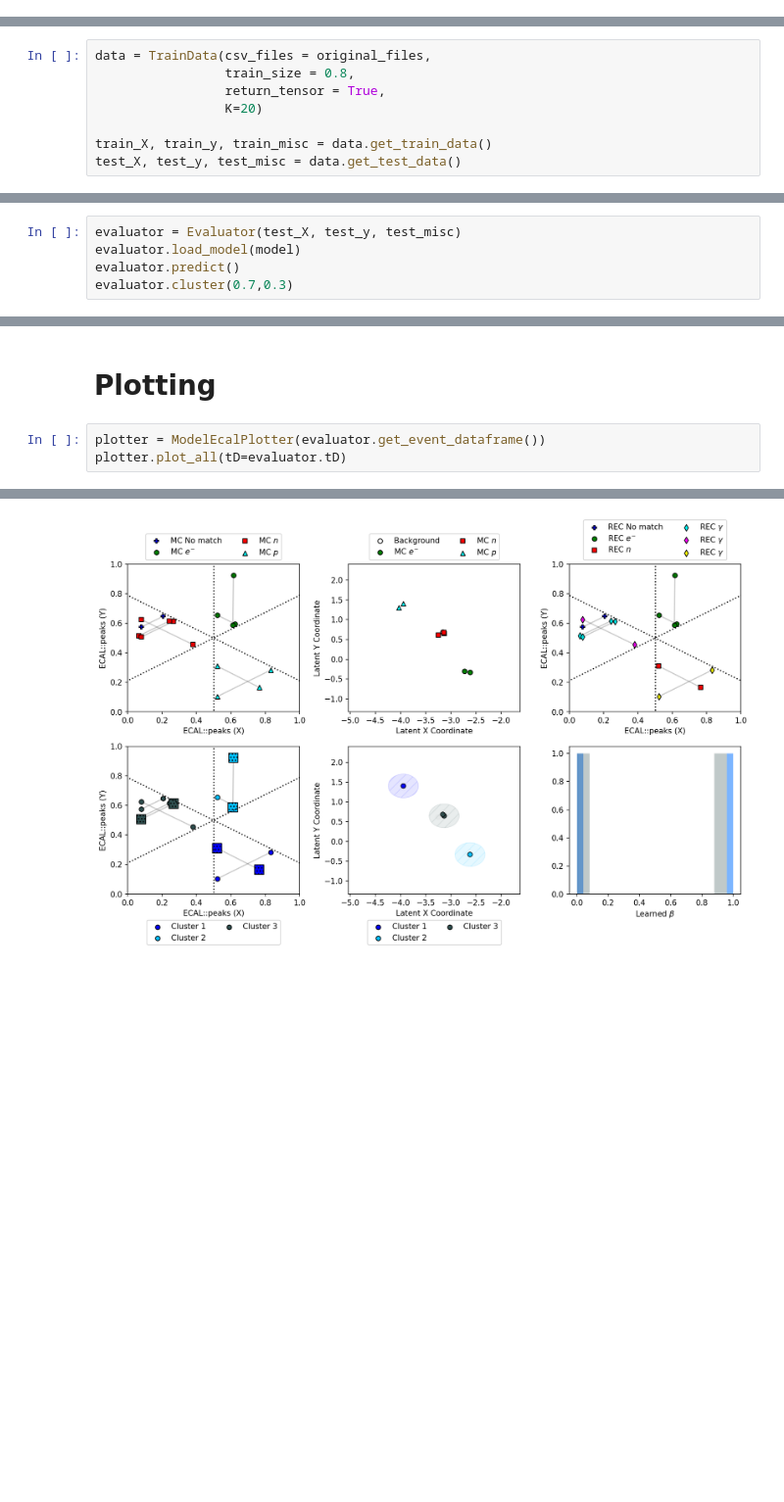
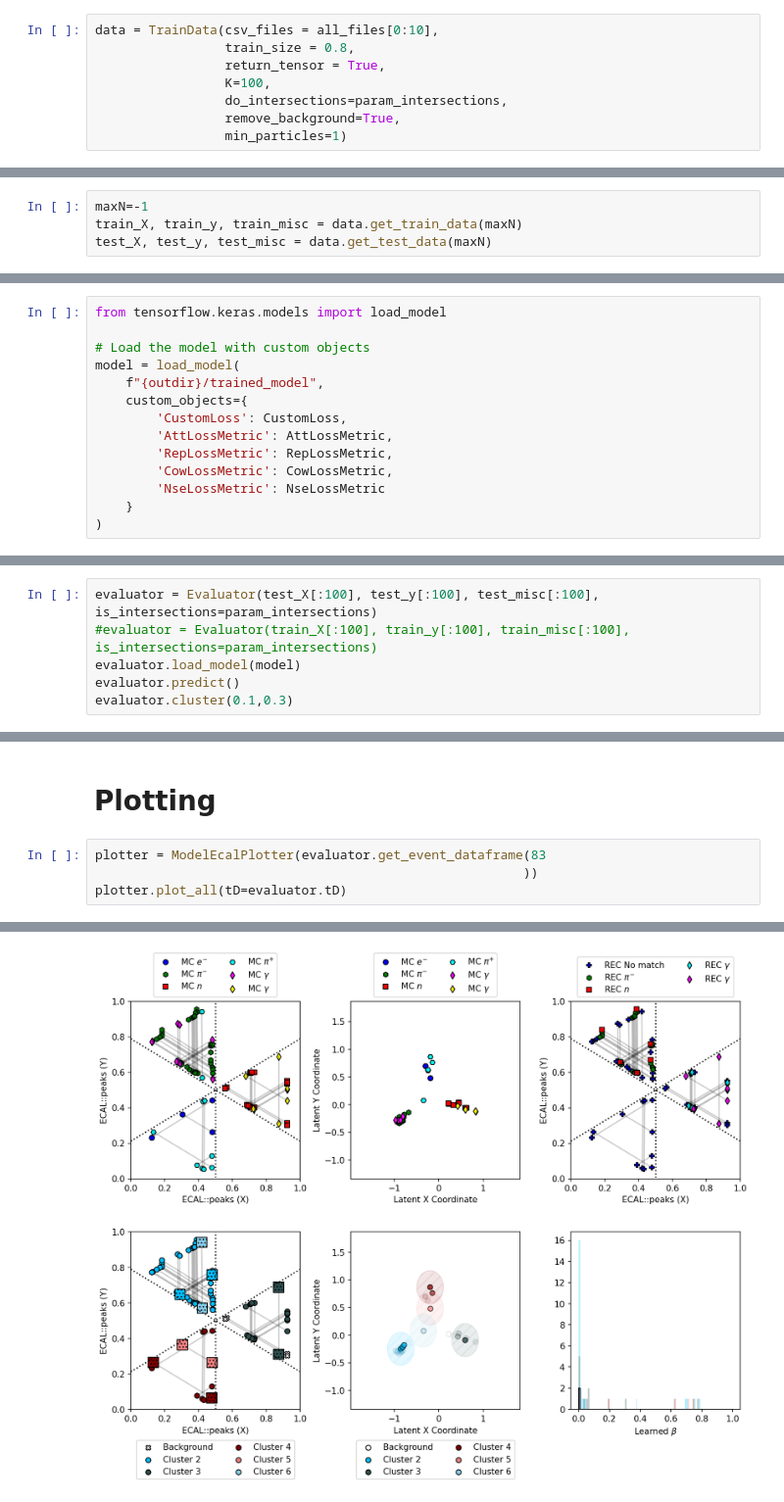
Before and after one commit to Gregtom3/neutneut, a Jupyter notebook: analysis/neutron_ml/test_v1_oc.ipynb, the cells around one changed output, grey strips where cells are left out. Shown at 98% size. Cells and saved outputs as stored; diff of their text form; blank space fills up the shorter version.

```diff
--- a/analysis/neutron_ml/test_v1_oc.ipynb
+++ b/analysis/neutron_ml/test_v1_oc.ipynb
@@ -36,0 +28,8 @@ original_files     = sorted([file for file in all_files if "-intersections.csv"
+# %%
+data = TrainData(csv_files = all_files[0:10],
+                 train_size = 0.8,
+                 return_tensor = True,
+                 K=100,
+                 do_intersections=param_intersections,
+                 remove_background=True,
+                 min_particles=1)
@@ -37,8 +38,4 @@ original_files     = sorted([file for file in all_files if "-intersections.csv"
 # %%
-data = TrainData(csv_files = original_files,
-                 train_size = 0.8,
-                 return_tensor = True,
-                 K=20)
-
-train_X, train_y, train_misc = data.get_train_data()
-test_X, test_y, test_misc = data.get_test_data()
+maxN=-1
+train_X, train_y, train_misc = data.get_train_data(maxN)
+test_X, test_y, test_misc = data.get_test_data(maxN)
@@ -98,8 +258,23 @@ Epoch 44/100
+# %%
+from tensorflow.keras.models import load_model
+
+# Load the model with custom objects
+model = load_model(
+    f"{outdir}/trained_model",
+    custom_objects={
+        'CustomLoss': CustomLoss,
+        'AttLossMetric': AttLossMetric,
+        'RepLossMetric': RepLossMetric,
+        'CowLossMetric': CowLossMetric,
+        'NseLossMetric': NseLossMetric
+    }
+)
 # %% [markdown]
 # Evaluating
 # %%
-evaluator = Evaluator(test_X, test_y, test_misc)
+evaluator = Evaluator(test_X[:100], test_y[:100], test_misc[:100], is_intersections=param_intersections)
+#evaluator = Evaluator(train_X[:100], train_y[:100], train_misc[:100], is_intersections=param_intersections)
 evaluator.load_model(model)
 evaluator.predict()
-evaluator.cluster(0.7,0.3)
+evaluator.cluster(0.1,0.3)
 # %% [output]
@@ -107,6 +282,7 @@ evaluator.cluster(0.7,0.3)
 # %% [markdown]
 # Plotting
 # %%
-plotter = ModelEcalPlotter(evaluator.get_event_dataframe())
+plotter = ModelEcalPlotter(evaluator.get_event_dataframe(83
+                                                        ))
 plotter.plot_all(tD=evaluator.tD)
 # %% [output]
@@ -119 +296 @@ array([<Axes: xlabel='ECAL::peaks (X)', ylabel='ECAL::peaks (Y)'>,
-[figure, old version]
+[figure, new version]
```
Also changed, not shown: parts of 24 cells of this notebook, 21 other files.
